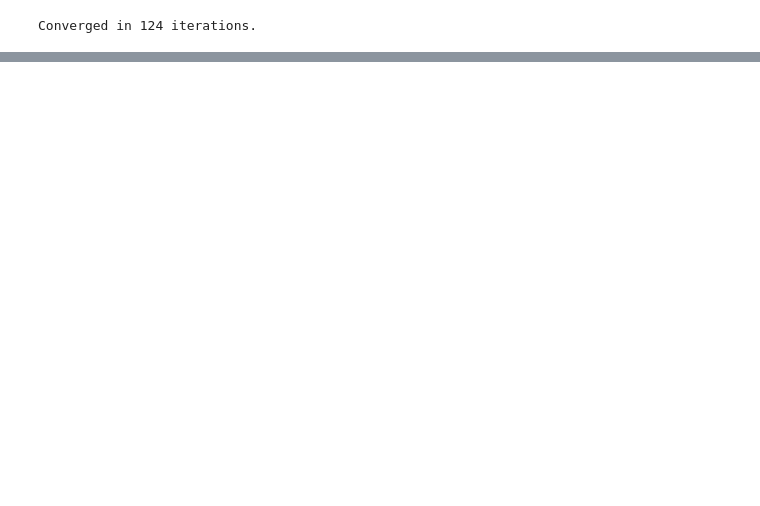
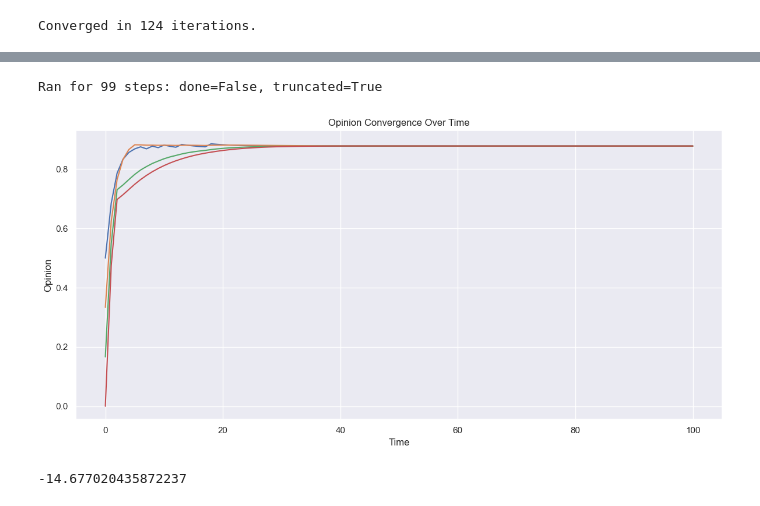
Before and after one commit to mariusdgm/phd-rl-algos, a Jupyter notebook: dqn/opinion_dynamics/experiments/baseline_dp_od.ipynb, the cells around one changed output, grey strips where cells are left out. Drawn from its saved outputs; the diff is of its cells as text; code cells hidden in the pictures; blank space fills up the shorter version.

```diff
--- a/dqn/opinion_dynamics/experiments/baseline_dp_od.ipynb
+++ b/dqn/opinion_dynamics/experiments/baseline_dp_od.ipynb
@@ -92,7 +88,7 @@ Ran for 5 steps: done=True, truncated=False
 env = build_environment()
 
 # Adjusted parameters
-beta = 0.4
+beta = 0.2
 gamma = 0.9
 step_duration = env.tau
 nx = 5
@@ -113,0 +110,12 @@ for node_index in range(env.num_agents):
+# %%
+env = build_environment()
+num_steps = 100
+nx = 5
+
+opinions_over_time, time_points, rewards = run_policy(env, policy, nx=nx, step_duration=env.tau, max_steps=num_steps)
+plot_opinions_over_time(opinions_over_time)
+sum(rewards)
+# %% [output]
+Ran for 99 steps: done=False, truncated=True
+[figure, added]
+-14.677020435872237
```
Also changed, not shown: parts of 3 cells of this notebook, 1 other file.
